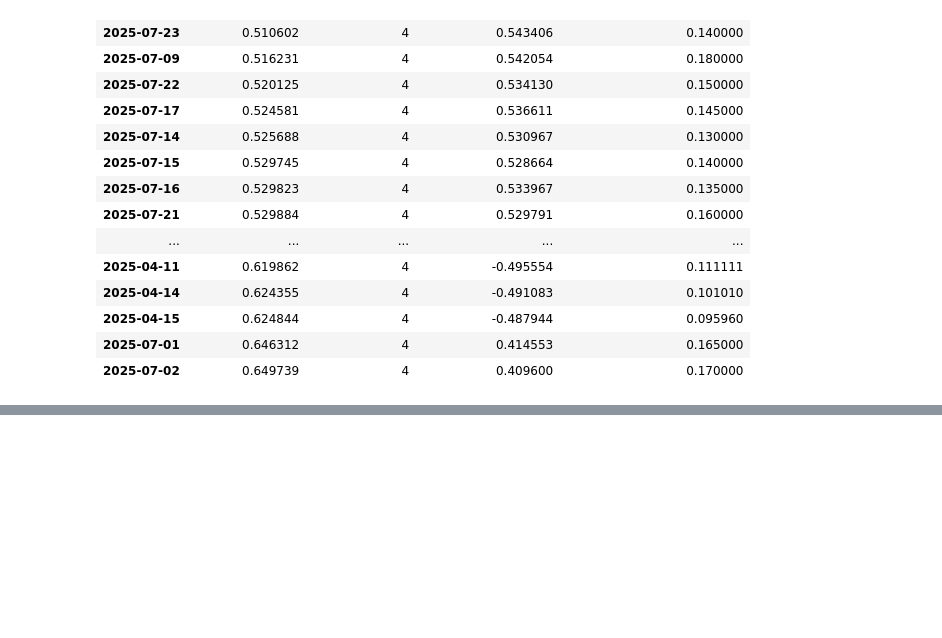
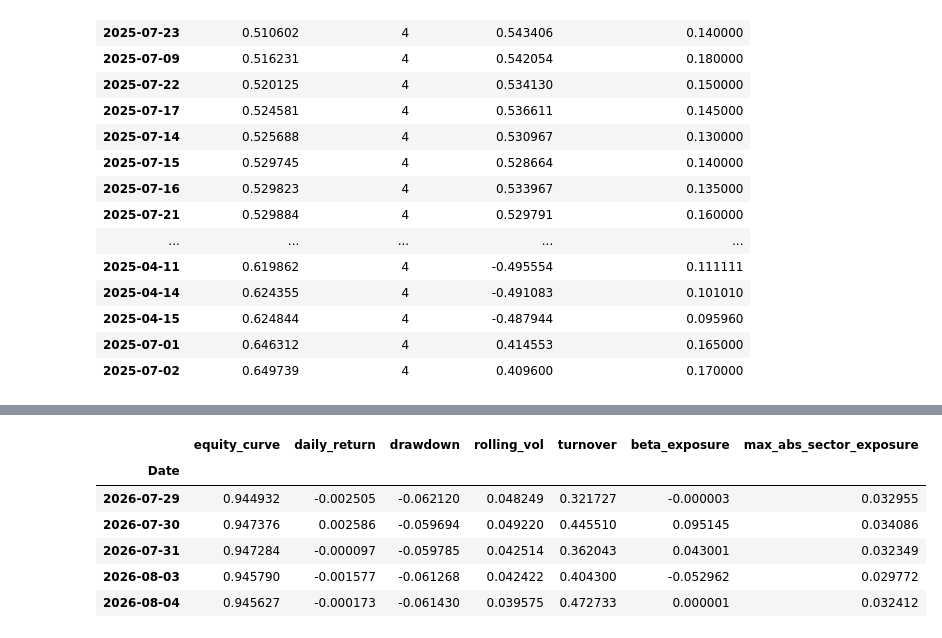
Before and after one commit to pgrajzl/systematic-portfolio-engine-equities-1, a Jupyter notebook: notebooks/alpha_signal_playground.ipynb, the cells around one changed output, grey strips where cells are left out. Cells and saved outputs as stored; diff of their text form; code cells hidden in the pictures; blank space fills up the shorter version.

```diff
--- a/notebooks/alpha_signal_playground.ipynb
+++ b/notebooks/alpha_signal_playground.ipynb
@@ -1267,0 +1680,22 @@ pd.DataFrame(diagnostic_rows).set_index("date")
+# %%
+cost_aware_for_monitoring = pd.DataFrame({
+    "daily_return": equal_cost_result["net_return"],
+    "equity_curve": equal_cost_result["equity_curve"],
+})
+
+monitoring_summary = build_monitoring_summary(
+    backtest_result=cost_aware_for_monitoring,
+    weights=combined_equal,
+    betas=betas,
+    universe=universe,
+)
+
+monitoring_summary.tail()
+# %% [output]
+|  | equity_curve | daily_return | drawdown | rolling_vol | turnover | beta_exposure | max_abs_sector_exposure |
+| Date |  |  |  |  |  |  |  |
+| 2026-07-29 | 0.944932 | -0.002505 | -0.062120 | 0.048249 | 0.321727 | -0.000003 | 0.032955 |
+| 2026-07-30 | 0.947376 | 0.002586 | -0.059694 | 0.049220 | 0.445510 | 0.095145 | 0.034086 |
+| 2026-07-31 | 0.947284 | -0.000097 | -0.059785 | 0.042514 | 0.362043 | 0.043001 | 0.032349 |
+| 2026-08-03 | 0.945790 | -0.001577 | -0.061268 | 0.042422 | 0.404300 | -0.052962 | 0.029772 |
+| 2026-08-04 | 0.945627 | -0.000173 | -0.061430 | 0.039575 | 0.472733 | 0.000001 | 0.032412 |
```
Also changed, not shown: parts of 33 cells of this notebook, 4 other files.
